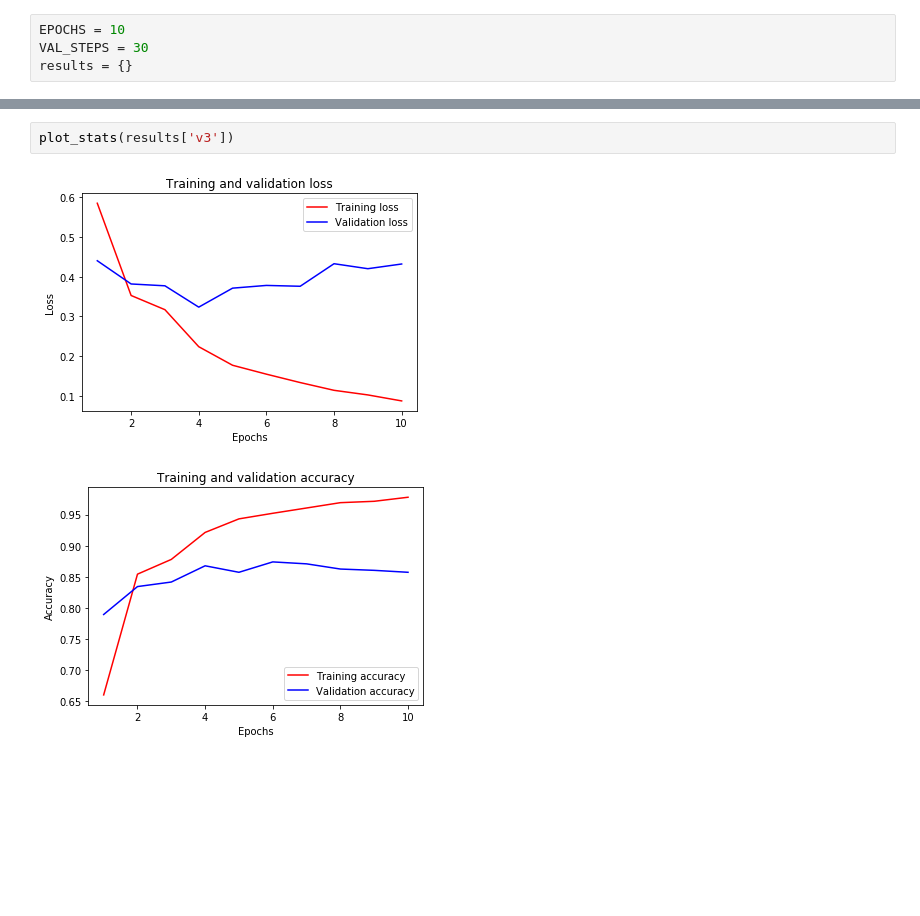
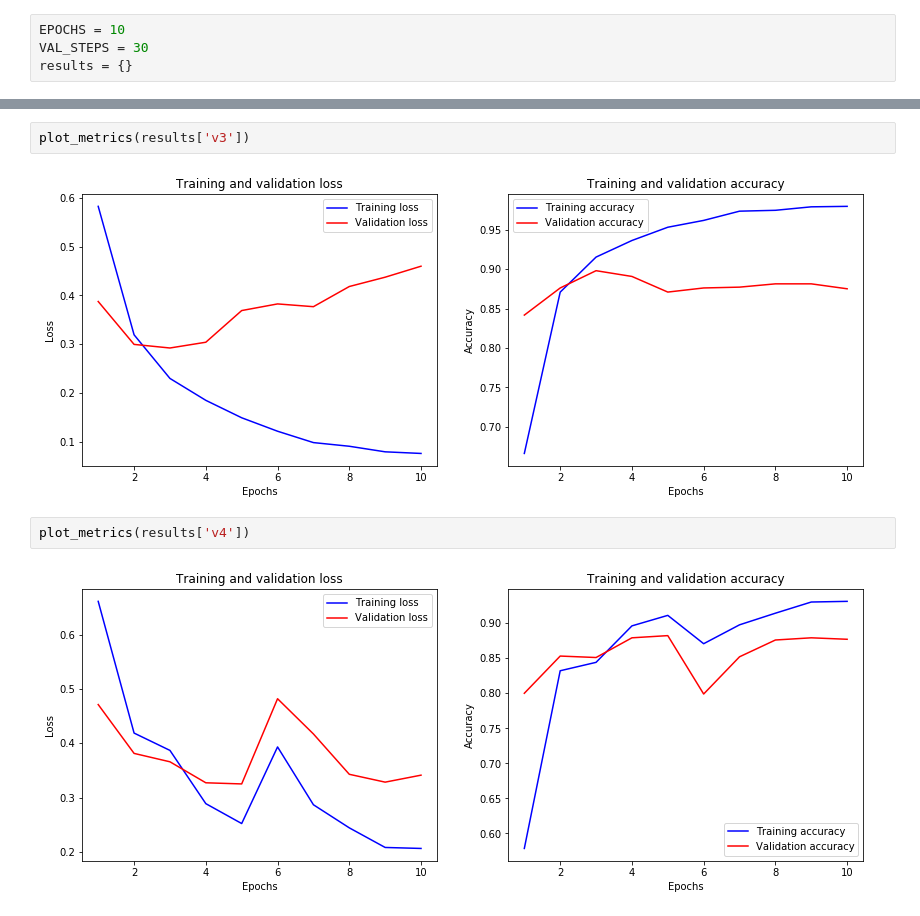
Before and after one commit to ccarpenterg/introNLP, a Jupyter notebook: 03a_NLP_and_recurrent_neural_networks.ipynb, the cells around one changed output, grey strips where cells are left out. Cells and saved outputs as stored; diff of their text form; blank space fills up the shorter version.

```diff
--- a/03a_NLP_and_recurrent_neural_networks.ipynb
+++ b/03a_NLP_and_recurrent_neural_networks.ipynb
@@ -378,5 +415,8 @@ plot_stats(results['v2'])
 # %%
-plot_stats(results['v3'])
+plot_metrics(results['v3'])
 # %% [output]
-[figure, old version]
+[figure, new version]
-[figure, removed]
+# %%
+plot_metrics(results['v4'])
+# %% [output]
+[figure, added]
```
Also changed, not shown: parts of 14 cells of this notebook.
